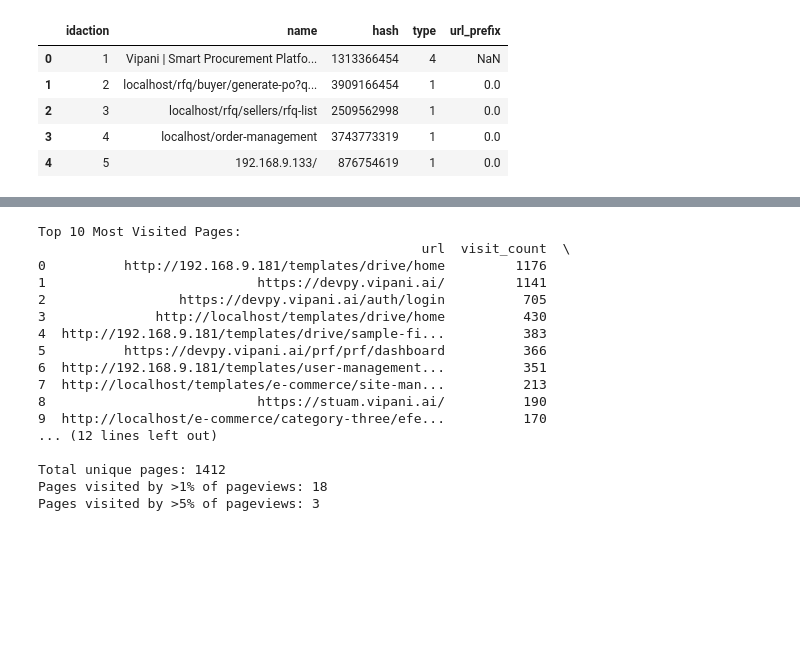
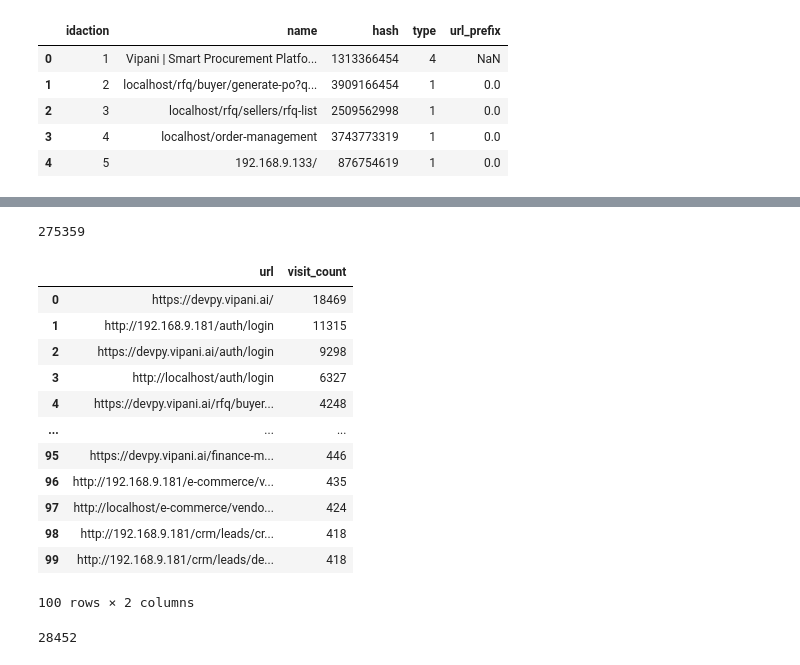
Before and after one commit to ankitrajsh/Dashboard-vendor-buyer, a Jupyter notebook: phase2/explore.ipynb, the cells around one changed output, grey strips where cells are left out. Drawn from its saved outputs; the diff is of its cells as text; code cells hidden in the pictures; blank space fills up the shorter version.

```diff
--- a/phase2/explore.ipynb
+++ b/phase2/explore.ipynb
@@ -273,0 +819,4 @@ Session 568: 14 pages
+# %%
+len(merged_data)
+# %% [output]
+275359
@@ -274,35 +830,20 @@ Session 568: 14 pages
+# %%
+page_importance.head(100)
+# %% [output]
+|  | url | visit_count |
+| 0 | https://devpy.vipani.ai/ | 18469 |
+| 1 | http://192.168.9.181/auth/login | 11315 |
+| 2 | https://devpy.vipani.ai/auth/login | 9298 |
+| 3 | http://localhost/auth/login | 6327 |
+| 4 | https://devpy.vipani.ai/rfq/buyer... | 4248 |
+| ... | ... | ... |
+| 95 | https://devpy.vipani.ai/finance-m... | 446 |
+| 96 | http://192.168.9.181/e-commerce/v... | 435 |
+| 97 | http://localhost/e-commerce/vendo... | 424 |
+| 98 | http://192.168.9.181/crm/leads/cr... | 418 |
+| 99 | http://192.168.9.181/crm/leads/de... | 418 |
+100 rows × 2 columns
 # %%
-# Calculate page importance based on visit frequency
-page_visits = merged_data['full_url'].value_counts()
-total_pageviews = len(merged_data)
-
-page_importance = pd.DataFrame({
-    'url': page_visits.index,
-    'visit_count': page_visits.values,
-    'visit_percentage': (page_visits.values / total_pageviews) * 100
-})
-
-print("Top 10 Most Visited Pages:")
-print(page_importance.head(10))
-
-print(f"\nTotal unique pages: {len(page_importance)}")
-print(f"Pages visited by >1% of pageviews: {(page_importance['visit_percentage'] > 1).sum()}")
-print(f"Pages visited by >5% of pageviews: {(page_importance['visit_percentage'] > 5).sum()}")
+len(page_importance)
 # %% [output]
-Top 10 Most Visited Pages:
-                                                 url  visit_count  \
-0          http://192.168.9.181/templates/drive/home         1176
-1                           https://devpy.vipani.ai/         1141
-2                 https://devpy.vipani.ai/auth/login          705
-3              http://localhost/templates/drive/home          430
-4  http://192.168.9.181/templates/drive/sample-fi...          383
-5          https://devpy.vipani.ai/prf/prf/dashboard          366
-6  http://192.168.9.181/templates/user-management...          351
-7  http://localhost/templates/e-commerce/site-man...          213
-8                           https://stuam.vipani.ai/          190
-9  http://localhost/e-commerce/category-three/efe...          170
-... (12 lines left out)
-
-Total unique pages: 1412
-Pages visited by >1% of pageviews: 18
-Pages visited by >5% of pageviews: 3
+28452
```
Also changed, not shown: parts of 68 cells of this notebook, 1 other file.
